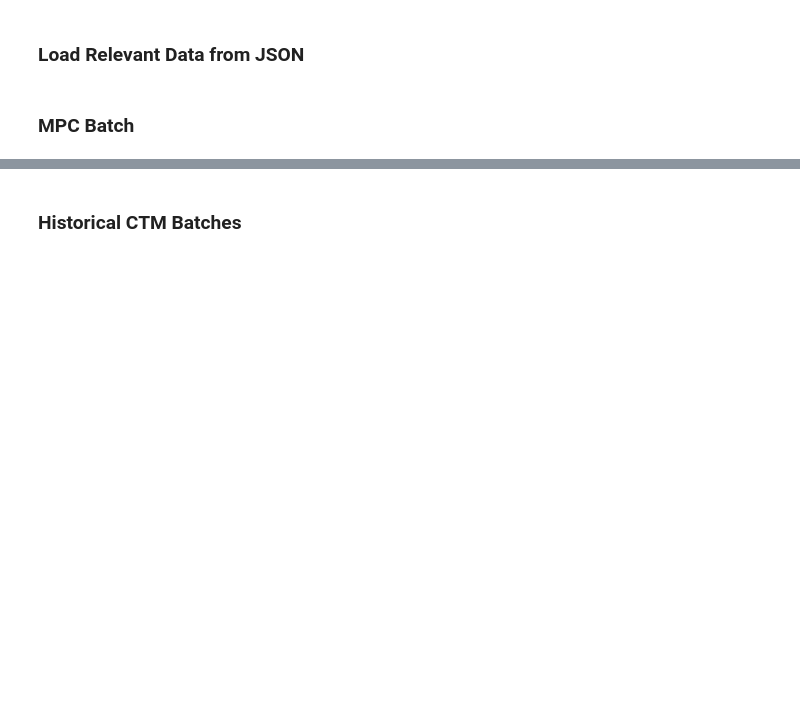
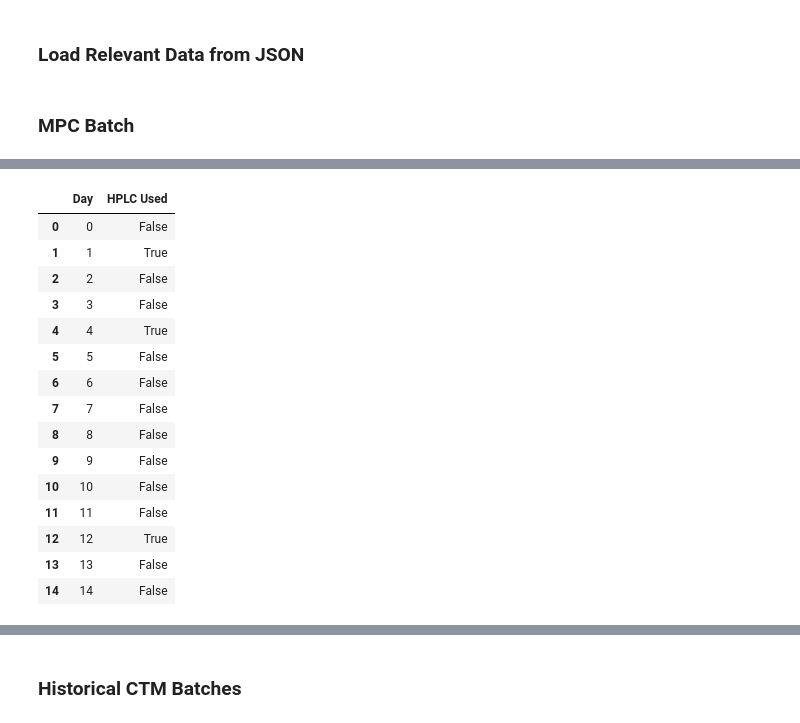
Before and after one commit to zhatz111/state-space-mpc, a Jupyter notebook: data/SAM-1000L-B7H4-experiment/graphs.ipynb, the cells around one changed output, grey strips where cells are left out. Drawn from its saved outputs; the diff is of its cells as text; code cells hidden in the pictures; blank space fills up the shorter version.

```diff
--- a/data/SAM-1000L-B7H4-experiment/graphs.ipynb
+++ b/data/SAM-1000L-B7H4-experiment/graphs.ipynb
@@ -245,0 +277,24 @@ setpoint_tracking_error_ctm = 100*(ctm_avg_trajectory-titer_setpoint_trajectory)
+# %%
+hplc_used = np.array([values["hplc_used"] for _, values in mpc_data.items()])
+
+pd.DataFrame({
+    "Day": np.arange(len(batch_data)),
+    "HPLC Used": hplc_used
+})
+# %% [output]
+|  | Day | HPLC Used |
+| 0 | 0 | False |
+| 1 | 1 | True |
+| 2 | 2 | False |
+| 3 | 3 | False |
+| 4 | 4 | True |
+| 5 | 5 | False |
+| 6 | 6 | False |
+| 7 | 7 | False |
+| 8 | 8 | False |
+| 9 | 9 | False |
+| 10 | 10 | False |
+| 11 | 11 | False |
+| 12 | 12 | True |
+| 13 | 13 | False |
+| 14 | 14 | False |
```
Also changed, not shown: parts of 12 cells of this notebook, 38 other files.
